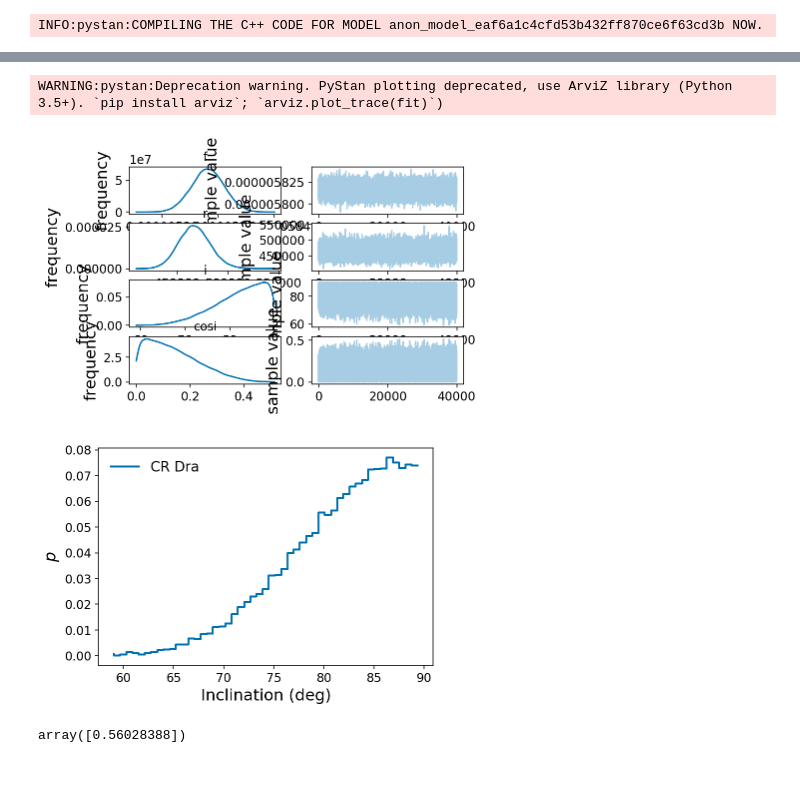
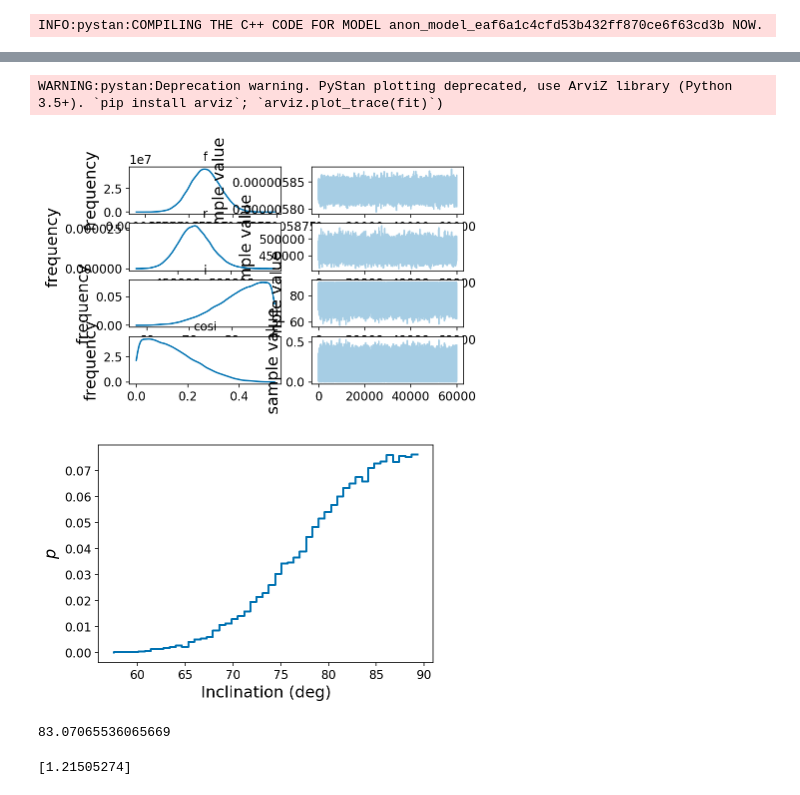
Before and after one commit to benjaminpope/mtv, a Jupyter notebook: notebooks/cr_dra_inclination.ipynb, the cells around one changed output, grey strips where cells are left out. Saved outputs shown, nothing was run; the diff lists cells and outputs as text; code cells hidden in the pictures.

```diff
--- a/notebooks/cr_dra_inclination.ipynb
+++ b/notebooks/cr_dra_inclination.ipynb
@@ -35,12 +35,12 @@ day2sec = 24.*3600.
 rsun = 695700
 teff = 4128 # J/A+A/615/A31/table2 Post annotation PTPS stars IV. (Deka-Szymankiewicz+, 2018) - but which component?
 r =  np.array([2.094 * (teff/5777) - 0.936 ])*rsun # https://arxiv.org/pdf/1905.03623.pdf
-
-f = np.array([1./1.99])/day2sec
-sig_f = 0.001*f#np.array([0.002])/day2sec
+print(r/rsun)
+f = np.array([1./1.984])/day2sec
+sig_f = (0.003/1.984)*f#np.array([0.002])/day2sec
 print(f)
-vsini = np.array([17.36]) # from simbad - CARMENES input catalogue of M dwarfs. III. (Jeffers+, 2018)
-sig_vsini = np.array([0.55]) # from simbad
+vsini = np.array([17.36]) # from CARMENES input catalogue of M dwarfs. III. (Jeffers+, 2018)
+sig_vsini = np.array([0.55]) # from CARMENES input catalogue of M dwarfs. III. (Jeffers+, 2018)
 
 # r = np.array([0.72])*rsun # from gaia
 sig_r = np.array([0.05])*rsun # from gaia
@@ -94,5 +95,5 @@ model = pystan.StanModel(model_code=model_code)
 # %% [output]
 INFO:pystan:COMPILING THE C++ CODE FOR MODEL anon_model_eaf6a1c4cfd53b432ff870ce6f63cd3b NOW.
 # %%
-fit = model.sampling(data=data, iter=20000, chains=4)
+fit = model.sampling(data=data, iter=30000, chains=4)
 # %% [output]
@@ -106,29 +107,34 @@ mua = (np.mean(results["i"][10000:,:],axis=0), np.std(results["i"][10000:,:],axi
 fit.plot();
 # %% [output]
 WARNING:pystan:Deprecation warning. PyStan plotting deprecated, use ArviZ library (Python 3.5+). `pip install arviz`; `arviz.plot_trace(fit)`)
-[figure, old version]
+[figure, new version]
 # %%
 ax = plt.axes()
 # change as you see fit
 vermilion = ((213.,94.,0.))
 vermilion = (213/sum(vermilion),94/sum(vermilion),0)
 verm = mpl.colors.rgb2hex(vermilion) # get alcyone colour
 
 j = 0
 
 vals, bins = np.histogram(results["i"][10000:,j],bins=50,normed=True)
 plt.step(bins[:-1],vals,label=names[j],lw=2)
 
 handles, labels = ax.get_legend_handles_labels()
 
-ax.legend(handles[::-1], labels[::-1],fontsize=14,frameon=False)
+# ax.legend(handles[::-1], labels[::-1],fontsize=14,frameon=False)
 
 plt.xlabel(r'Inclination (deg)')
 plt.ylabel(r'$p$')
 plt.savefig('cr_dra_inclinations.png')
 plt.savefig('cr_dra_inclinations.eps')
+plt.savefig('cr_dra_inclinations.pdf',bbox_inches='tight')
 # %% [output]
-[figure, old version]
+[figure, new version]
+# %%
+np.percentile(results["i"][10000:,j],50)
+# %% [output]
+83.07065536065669
 # %%
 # tosave = {names[0]:results['i'][:,0],
 #           names[1]:results['i'][:,1],
@@ -137,7 +143,9 @@ plt.savefig('cr_dra_inclinations.eps')
 # from astropy.table import Table
 # stuff = Table(tosave)
 # stuff.write('pleione_maia_alcyone_incs.csv')
-# %%
-r/rsun
-# %% [output]
-array([0.56028388])
+# %%
+v = 2*np.pi*r*f
+sini = vsini/v
+print(sini)
+# %% [output]
+[1.21505274]
```
Also changed, not shown: parts of 5 cells of this notebook, 3 other files.
